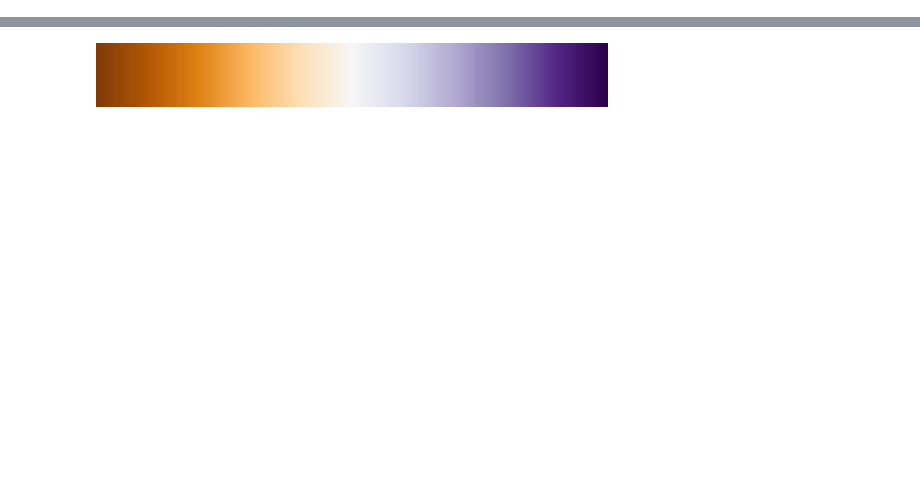
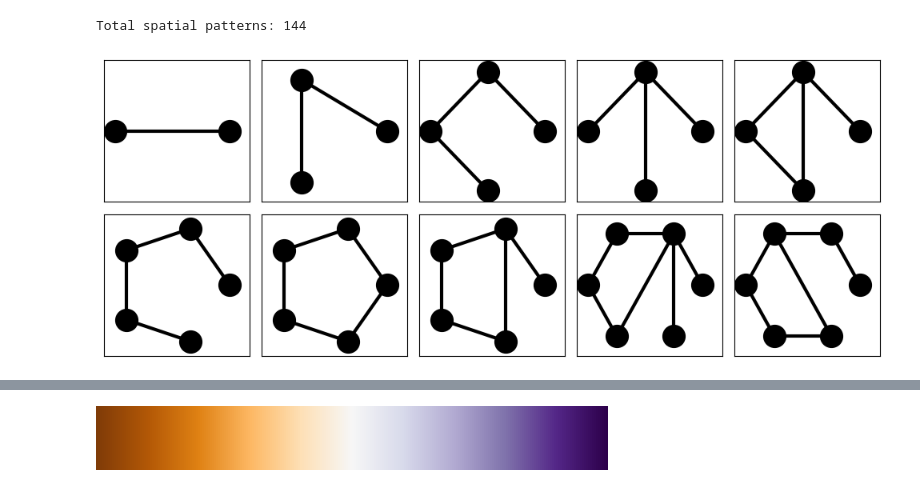
Before and after one commit to viniciuscva/qqespm-gs, a Jupyter notebook: comparing_modules.ipynb, the cells around one changed output, grey strips where cells are left out. Drawn from its saved outputs; the diff is of its cells as text; code cells hidden in the pictures; blank space fills up the shorter version.

```diff
--- a/comparing_modules.ipynb
+++ b/comparing_modules.ipynb
@@ -177,3 +161,32 @@ Name: count, dtype: int64
+# %%
+spatial_patterns = executions['spatial_pattern'].unique()
+from qqespm_quadtree_CGA import SpatialPatternGraph
+spatial_patterns = [SpatialPatternGraph.from_json(sp) for sp in spatial_patterns]
+print('Total spatial patterns:', len(spatial_patterns))
+
+fig, ax = plt.subplots(2,5)
+fig.set_figwidth(10)
+fig.set_figheight(4)
+index_to_ax = {
+    0: (0,0),
+    12: (0,1),
+    24: (0,2),
+    30: (0,3),
+    36: (0,4),
+    42: (1,0),
+    48: (1,1),
+    54: (1,2),
+    60: (1,3),
+    66: (1,4)
+}
+for i in range(0, 72, 6):
+    if i==6 or i==18:
+        continue
+    spatial_patterns[i].plot_structure(figwidth=4, figheight=3, xlim = (-1.2, 1.35), ylim = (-1.2, 1.2), node_size=400, edge_width=3.0, ax = ax[index_to_ax[i]])
+plt.show()
+# %% [output]
+Total spatial patterns: 144
+[figure, added]
 # %%
 executions['module'].value_counts()
 # %% [output]
```
Also changed, not shown: parts of 59 cells of this notebook, 10 other files.
